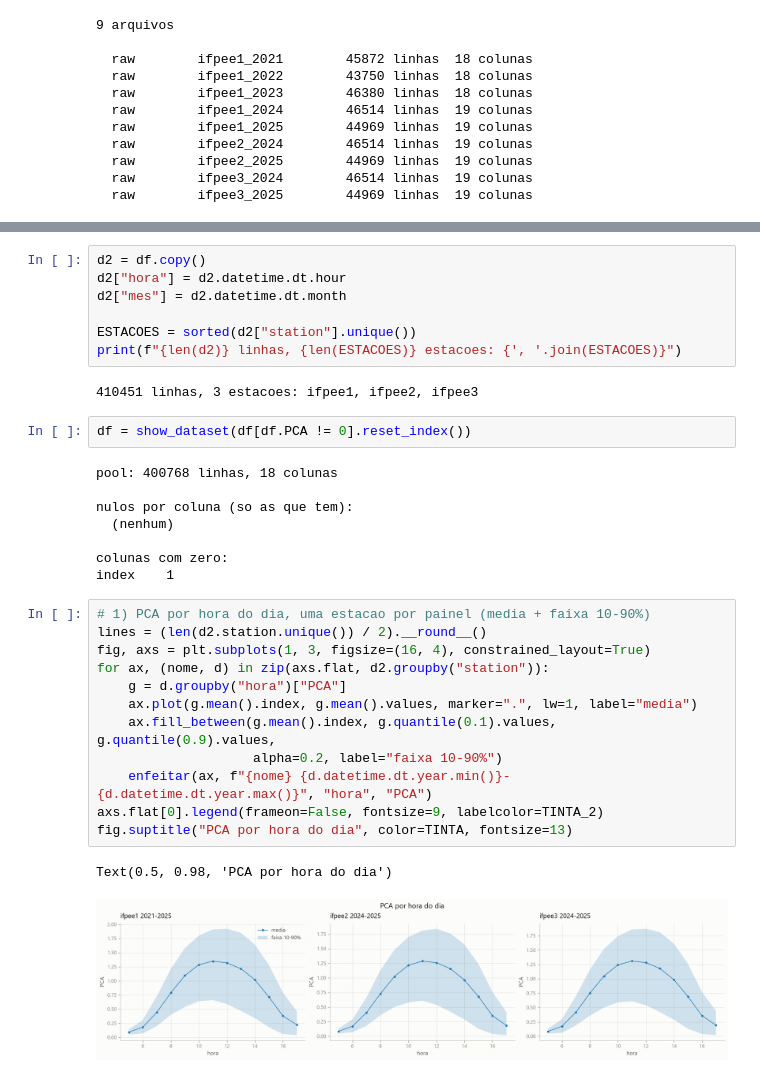
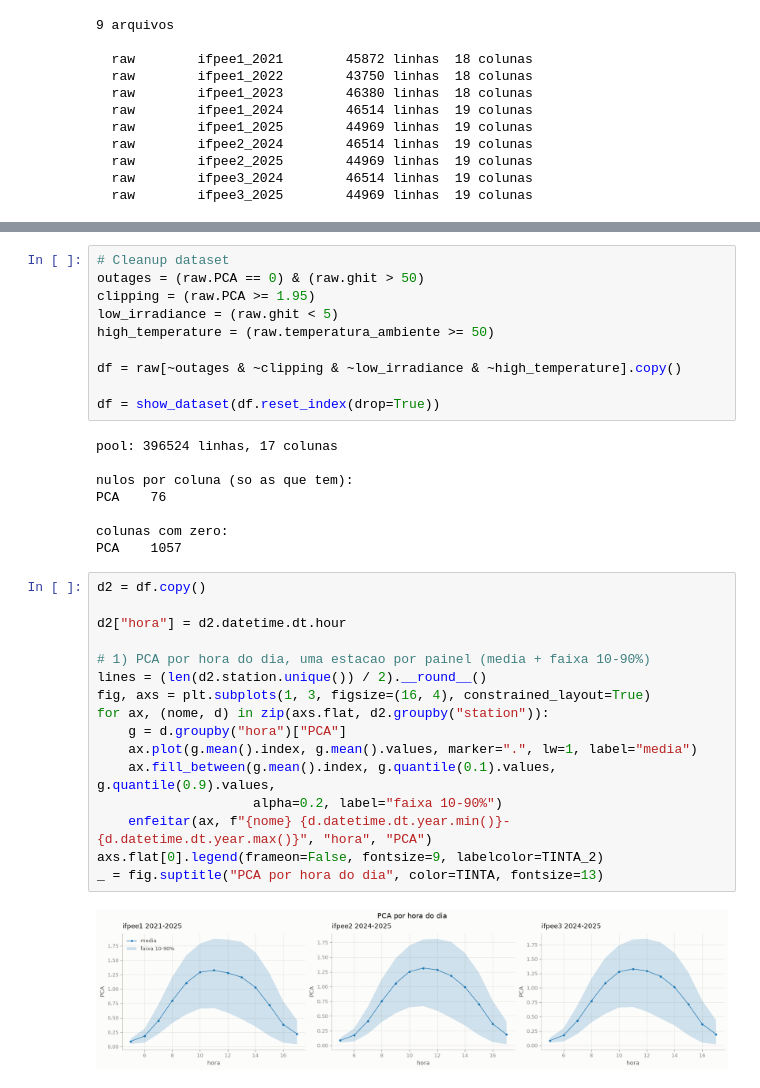
Before and after one commit to commonProgrammerr/knob-senses, a Jupyter notebook: utils/dataset_analysis.ipynb, the cells around one changed output, grey strips where cells are left out. Cells and saved outputs as stored; diff of their text form.

```diff
--- a/utils/dataset_analysis.ipynb
+++ b/utils/dataset_analysis.ipynb
@@ -70,37 +84,39 @@ df.PCA = df.PCA.fillna(0)
-# %%
-d2 = df.copy()
-d2["hora"] = d2.datetime.dt.hour
-d2["mes"] = d2.datetime.dt.month
-
-ESTACOES = sorted(d2["station"].unique())
-print(f"{len(d2)} linhas, {len(ESTACOES)} estacoes: {', '.join(ESTACOES)}")
-# %% [output]
-410451 linhas, 3 estacoes: ifpee1, ifpee2, ifpee3
 # %%
-df = show_dataset(df[df.PCA != 0].reset_index())
+# Cleanup dataset
+outages = (raw.PCA == 0) & (raw.ghit > 50)
+clipping = (raw.PCA >= 1.95)
+low_irradiance = (raw.ghit < 5)
+high_temperature = (raw.temperatura_ambiente >= 50)
+
+df = raw[~outages & ~clipping & ~low_irradiance & ~high_temperature].copy()
+
+df = show_dataset(df.reset_index(drop=True))
 # %% [output]
-pool: 400768 linhas, 18 colunas
+pool: 396524 linhas, 17 colunas
 
 nulos por coluna (so as que tem):
-  (nenhum)
+PCA    76
 
 colunas com zero:
-index    1
+PCA    1057
 # %%
+d2 = df.copy()
+
+d2["hora"] = d2.datetime.dt.hour
+
 # 1) PCA por hora do dia, uma estacao por painel (media + faixa 10-90%)
 lines = (len(d2.station.unique()) / 2).__round__()
 fig, axs = plt.subplots(1, 3, figsize=(16, 4), constrained_layout=True)
 for ax, (nome, d) in zip(axs.flat, d2.groupby("station")):
     g = d.groupby("hora")["PCA"]
     ax.plot(g.mean().index, g.mean().values, marker=".", lw=1, label="media")
     ax.fill_between(g.mean().index, g.quantile(0.1).values, g.quantile(0.9).values,
                     alpha=0.2, label="faixa 10-90%")
     enfeitar(ax, f"{nome} {d.datetime.dt.year.min()}-{d.datetime.dt.year.max()}", "hora", "PCA")
 axs.flat[0].legend(frameon=False, fontsize=9, labelcolor=TINTA_2)
-fig.suptitle("PCA por hora do dia", color=TINTA, fontsize=13)
+_ = fig.suptitle("PCA por hora do dia", color=TINTA, fontsize=13)
 # %% [output]
-Text(0.5, 0.98, 'PCA por hora do dia')
-[figure, old version]
+[figure, new version]
 # %%
 # 4) Eficiencia do sistema PCA / ghit (media diaria, x1000), uma estacao por painel.
 # A razao cancela a sazonalidade de sol; o que sobra e' o estado do sistema.
```
Also changed, not shown: parts of 12 cells of this notebook.
